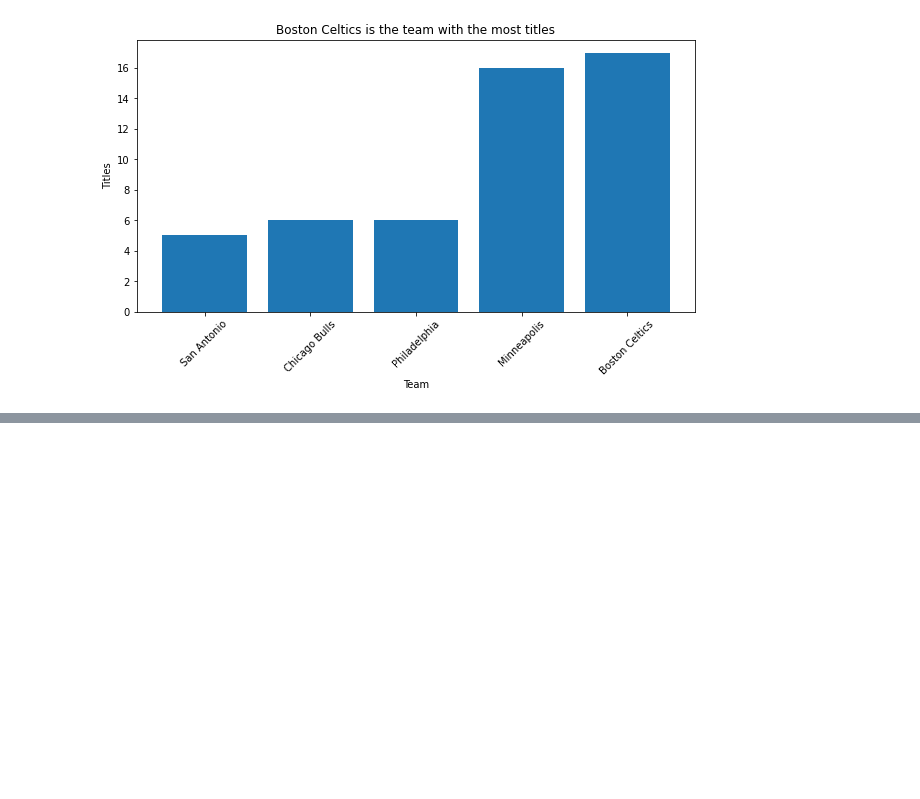
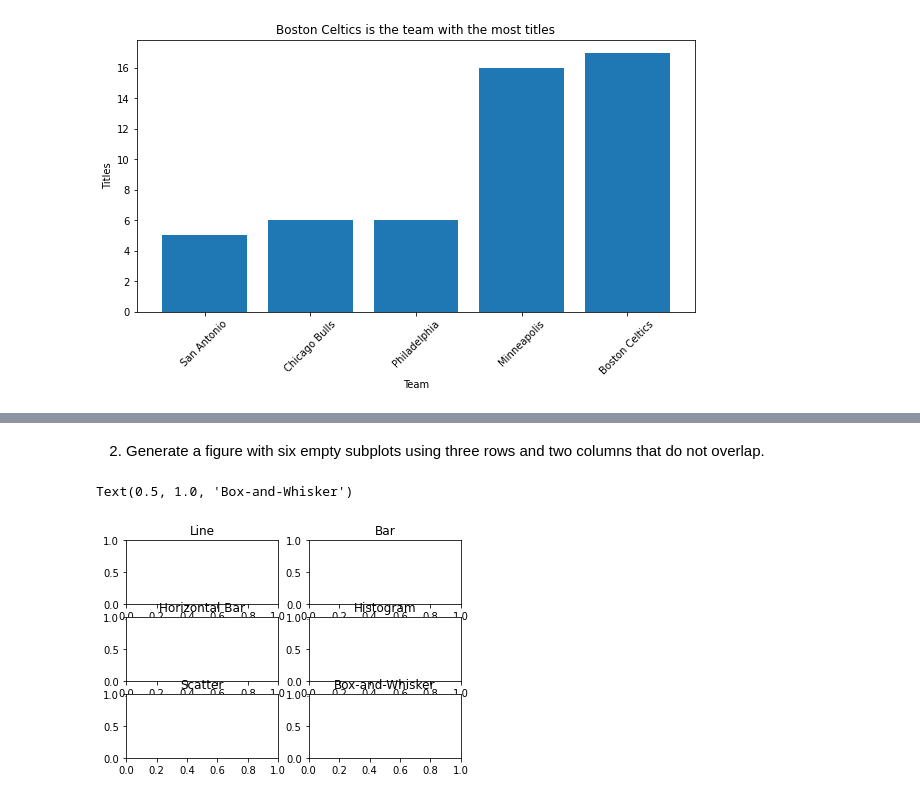
Before and after one commit to jafetpintle/DataManipulation, a Jupyter notebook: Activities_chapter_2.ipynb, the cells around one changed output, grey strips where cells are left out. Cells and saved outputs as stored; diff of their text form; code cells hidden in the pictures; blank space fills up the shorter version.

```diff
--- a/Activities_chapter_2.ipynb
+++ b/Activities_chapter_2.ipynb
@@ -103,0 +179,16 @@ plt.show()
+# %% [markdown]
+2. Generate a figure with six empty subplots using three rows and two columns that
+do not overlap.
+# %%
+import matplotlib.pyplot as plt
+
+fig, axes = plt.subplots(nrows=3 , ncols=2)
+axes[0,0].set_title('Line')
+axes[0,1].set_title('Bar')
+axes[1,0].set_title('Horizontal Bar')
+axes[1,1].set_title('Histogram')
+axes[2,0].set_title('Scatter')
+axes[2,1].set_title('Box-and-Whisker')
+# %% [output]
+Text(0.5, 1.0, 'Box-and-Whisker')
+[figure, added]
```
Also changed, not shown: parts of 18 cells of this notebook.
